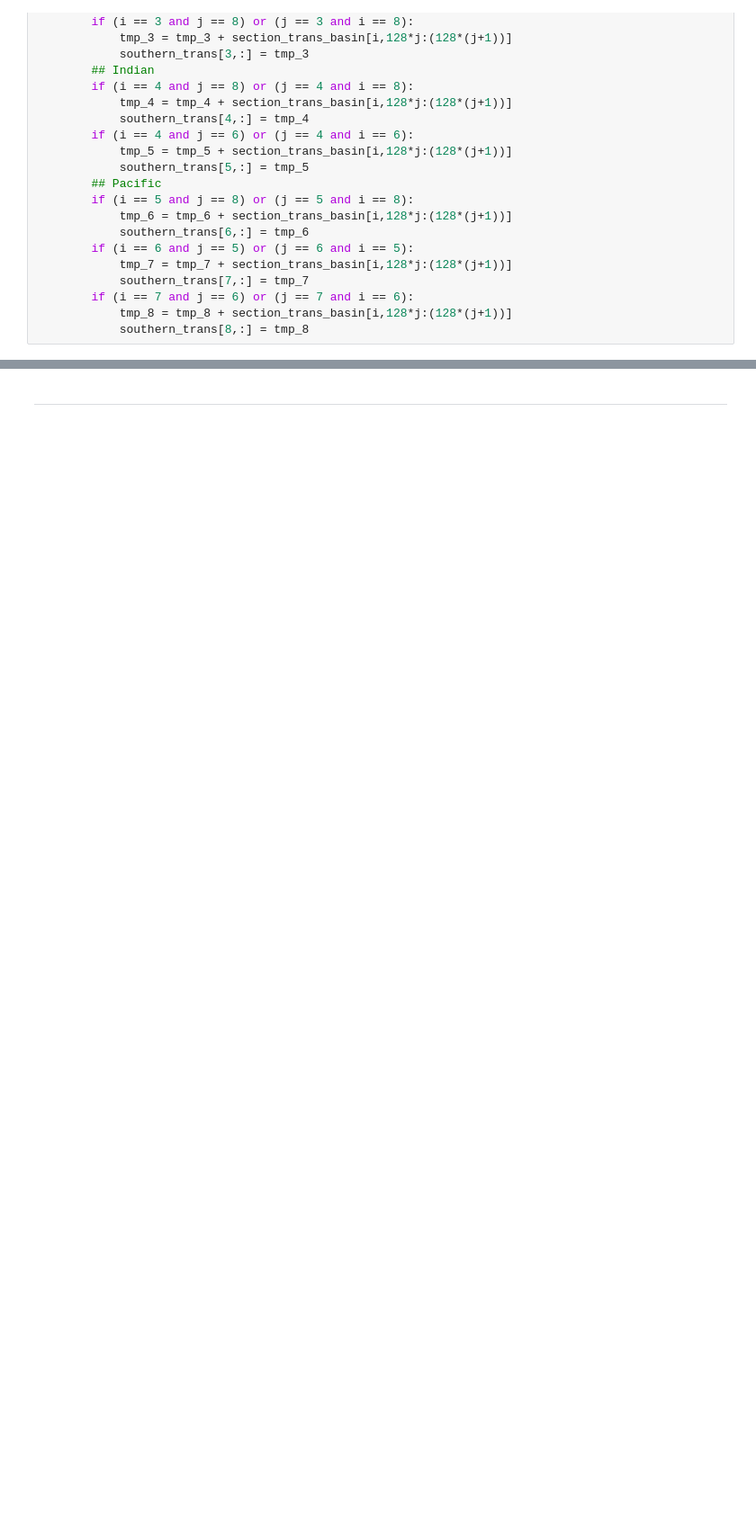
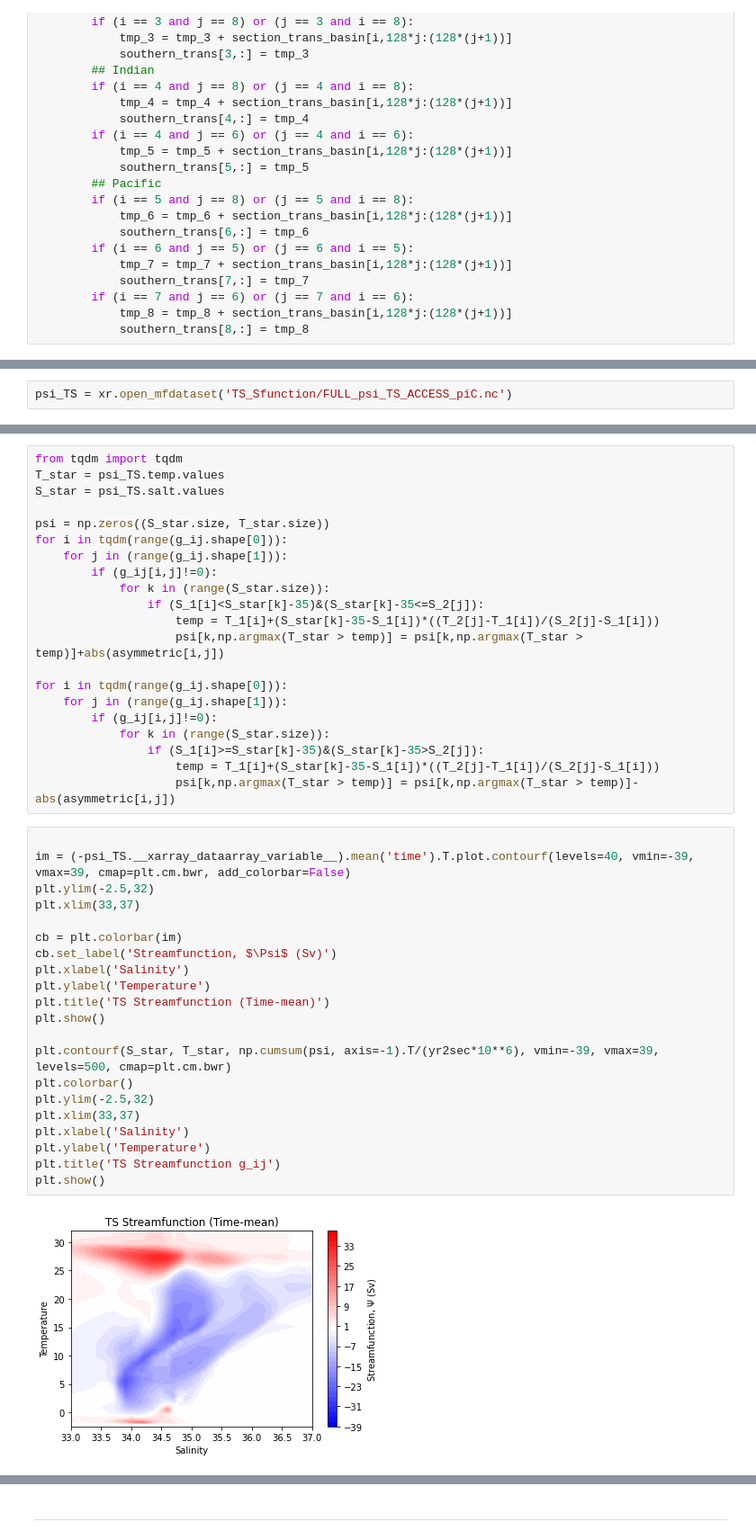
Before and after one commit to taimoorsohail/Min_Max_Transform, a Jupyter notebook: MTM_Plotting_ACCESS.ipynb, the cells around one changed output, grey strips where cells are left out. Shown at 90% size. Saved outputs shown, nothing was run; the diff lists cells and outputs as text; blank space fills up the shorter version.

```diff
--- a/MTM_Plotting_ACCESS.ipynb
+++ b/MTM_Plotting_ACCESS.ipynb
@@ -513,0 +514,2 @@ plt.show()
+# %%
+psi_TS = xr.open_mfdataset('TS_Sfunction/FULL_psi_TS_ACCESS_piC.nc')
@@ -513,0 +546,44 @@ plt.show()
+# %%
+from tqdm import tqdm
+T_star = psi_TS.temp.values
+S_star = psi_TS.salt.values
+
+psi = np.zeros((S_star.size, T_star.size))
+for i in tqdm(range(g_ij.shape[0])):
+    for j in (range(g_ij.shape[1])):
+        if (g_ij[i,j]!=0):
+            for k in (range(S_star.size)):
+                if (S_1[i]<S_star[k]-35)&(S_star[k]-35<=S_2[j]):
+                    temp = T_1[i]+(S_star[k]-35-S_1[i])*((T_2[j]-T_1[i])/(S_2[j]-S_1[i]))
+                    psi[k,np.argmax(T_star > temp)] = psi[k,np.argmax(T_star > temp)]+abs(asymmetric[i,j])
+
+for i in tqdm(range(g_ij.shape[0])):
+    for j in (range(g_ij.shape[1])):
+        if (g_ij[i,j]!=0):
+            for k in (range(S_star.size)):
+                if (S_1[i]>=S_star[k]-35)&(S_star[k]-35>S_2[j]):
+                    temp = T_1[i]+(S_star[k]-35-S_1[i])*((T_2[j]-T_1[i])/(S_2[j]-S_1[i]))
+                    psi[k,np.argmax(T_star > temp)] = psi[k,np.argmax(T_star > temp)]-abs(asymmetric[i,j])
+# %%
+
+im = (-psi_TS.__xarray_dataarray_variable__).mean('time').T.plot.contourf(levels=40, vmin=-39, vmax=39, cmap=plt.cm.bwr, add_colorbar=False)
+plt.ylim(-2.5,32)
+plt.xlim(33,37)
+
+cb = plt.colorbar(im)
+cb.set_label('Streamfunction, $\Psi$ (Sv)')
+plt.xlabel('Salinity')
+plt.ylabel('Temperature')
+plt.title('TS Streamfunction (Time-mean)')
+plt.show()
+
+plt.contourf(S_star, T_star, np.cumsum(psi, axis=-1).T/(yr2sec*10**6), vmin=-39, vmax=39, levels=500, cmap=plt.cm.bwr)
+plt.colorbar()
+plt.ylim(-2.5,32)
+plt.xlim(33,37)
+plt.xlabel('Salinity')
+plt.ylabel('Temperature')
+plt.title('TS Streamfunction g_ij')
+plt.show()
+# %% [output]
+[figure, added]
```
Also changed, not shown: parts of 7 cells of this notebook, 7 other files.
